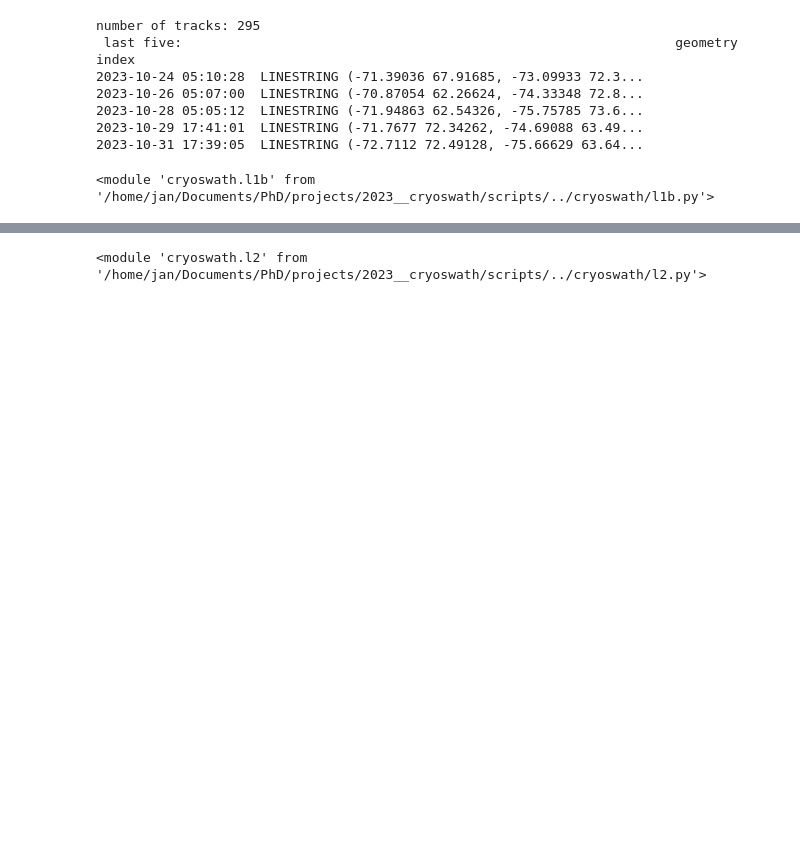
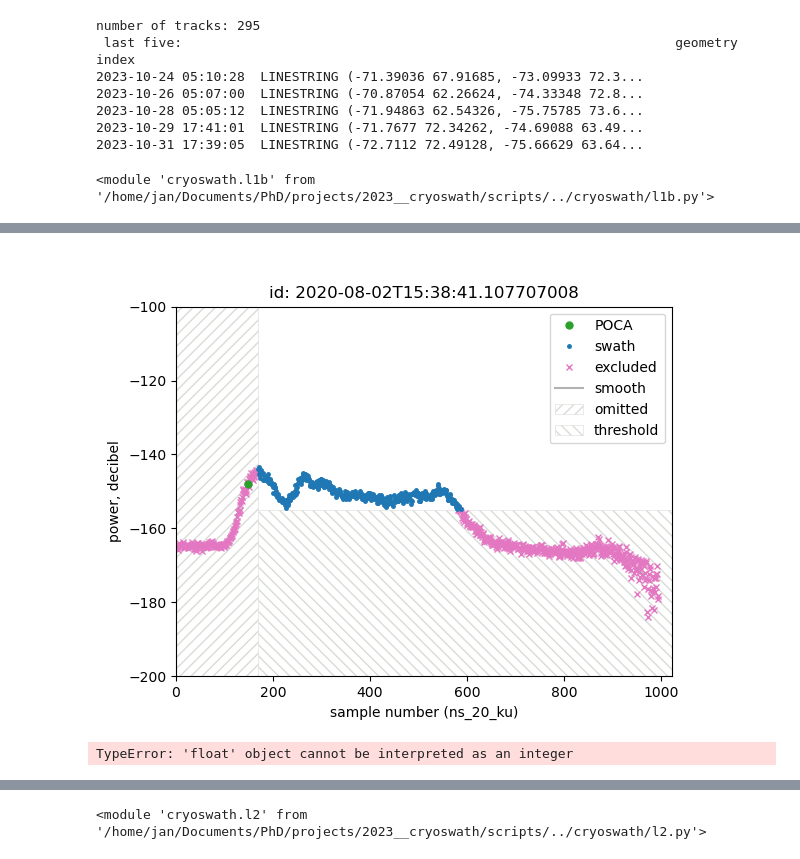
Before and after one commit to j-haacker/cryoswath, a Jupyter notebook: scripts/tutorial__general_step-by-step.ipynb, the cells around one changed output, grey strips where cells are left out. Cells and saved outputs as stored; diff of their text form; code cells hidden in the pictures; blank space fills up the shorter version.

```diff
--- a/scripts/tutorial__general_step-by-step.ipynb
+++ b/scripts/tutorial__general_step-by-step.ipynb
@@ -109,0 +162,3 @@ dem_transect(example_l1b_data.isel(time_20_ku=[len(example_l1b_data.time_20_ku)/
+# %%
+power(wf)
+# %% [output]
@@ -109,0 +166 @@ dem_transect(example_l1b_data.isel(time_20_ku=[len(example_l1b_data.time_20_ku)/
+[figure, added]
@@ -109,0 +169,4 @@ dem_transect(example_l1b_data.isel(time_20_ku=[len(example_l1b_data.time_20_ku)/
+# %%
+range(1024/30//4)
+# %% [output]
+TypeError: 'float' object cannot be interpreted as an integer
```
Also changed, not shown: parts of 63 cells of this notebook.
